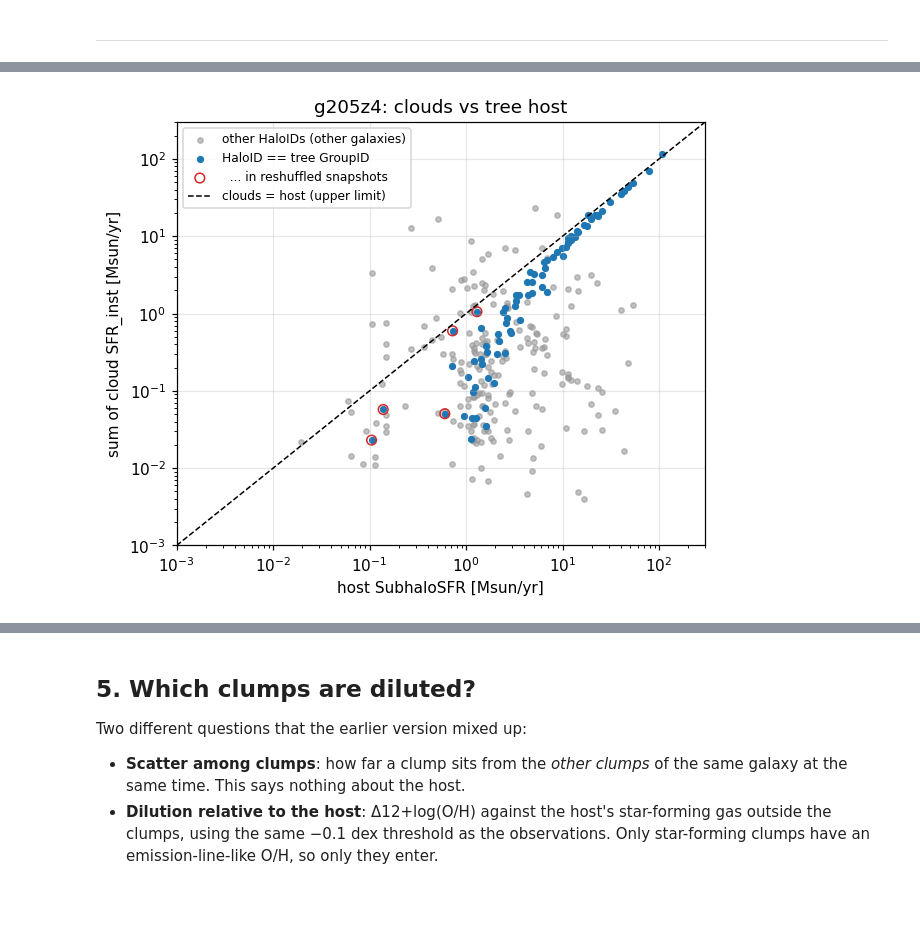
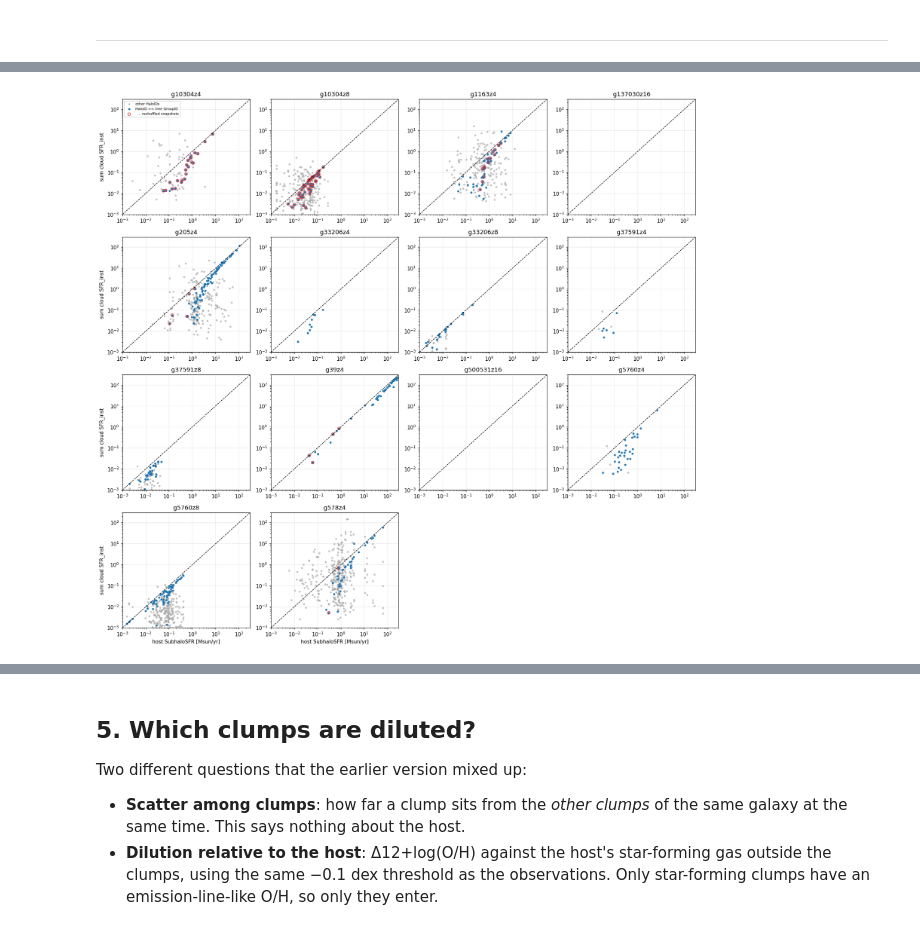
Before and after one commit to changhyun-cho/clumps, a Jupyter notebook: clumps.ipynb, the cells around one changed output, grey strips where cells are left out. Drawn from its saved outputs; the diff is of its cells as text; code cells hidden in the pictures; blank space fills up the shorter version.

```diff
--- a/clumps.ipynb
+++ b/clumps.ipynb
@@ -273,6 +273,7 @@ def load_host(path):
     out = pd.DataFrame({"Snapshot": t["snap"].astype(int),
                         "GroupID": t["Group_GroupID"].astype(int),
                         "R200": t["phys_Group_Group_R_Crit200_kpc"],
+                        "rhalf_star": t["phys_Sub_SubhaloHalfmassRadType_4_kpc"],
                         "rank": t["Sub_SubhaloRankInGr"].astype(int),
                         "host_SFR": t["Sub_SubhaloSFR"],
                         "group_SFR": t["Group_GroupSFR"],
@@ -290,8 +291,9 @@ def load_host(path):
 
 
 hosts = {}
-for path in sorted(glob.glob("*_host_halo.csv")):
+# repo root first, host_trees/ last, so host_trees/ wins if a run is in both
+for path in sorted(glob.glob("*_host_halo.csv")) + sorted(glob.glob("host_trees/*_host_halo.csv")):
     target, zoom = os.path.basename(path).replace("_host_halo.csv", "").split("_")
     hosts[target + zoom] = load_host(path)
-print("runs with a host tree:", list(hosts))
+print("runs with a host tree (%d): %s" % (len(hosts), ", ".join(hosts)))
 # %% [output]
@@ -309,5 +315,11 @@ Everything below assumes that clouds with `HaloID == Group_GroupID` belong to th
 # %%
 allclouds = tz_gmc.load(variant="fiducial")      # every cloud, unresolved included
+
+
+def rho(a, b):
+    """Spearman rho, NaN when there are too few points to mean anything."""
+    a, b = np.asarray(a, float), np.asarray(b, float)
+    return spearmanr(a, b)[0] if len(a) >= 3 else np.nan
 
 
 def host_match_table(run, host):
@@ -355,8 +367,8 @@ for run, host in hosts.items():
         "reshuffled: HaloID 0 max SFR / host": z_rs["r_SFR"].max(),
         "reshuffled: matched median Z ratio": m_rs["r_Z"].median(),
         # test 3
-        "tracking rho, matched": spearmanr(tr_yes["SFR"], tr_yes["Snapshot"].map(h["host_SFR"]))[0],
-        "tracking rho, other": spearmanr(tr_no["SFR"], tr_no["Snapshot"].map(h["host_SFR"]))[0],
+        "tracking rho, matched": rho(tr_yes["SFR"], tr_yes["Snapshot"].map(h["host_SFR"])),
+        "tracking rho, other": rho(tr_no["SFR"], tr_no["Snapshot"].map(h["host_SFR"])),
         # test 4
         "satellite snapshots with host clouds": int(sat["Snapshot"].nunique()),
     })
@@ -417,25 +446,33 @@ g205z4
 # %%
 # Test 1-3 in one picture: clouds' summed SFR against the host's SFR, per (snapshot, HaloID).
-fig, axes = plt.subplots(1, len(tables), figsize=(6.2 * len(tables), 5), squeeze=False)
-for ax, (run, per) in zip(axes[0], tables.items()):
+ncol = 4
+nrow = int(np.ceil(len(tables) / ncol))
+fig, axes = plt.subplots(nrow, ncol, figsize=(4.2 * ncol, 3.9 * nrow), squeeze=False)
+lim = [1e-3, 3e2]
+for ax, (run, per) in zip(axes.flat, tables.items()):
     h = hosts[run].set_index("Snapshot")
     p = per[per["SFR"] > 0].copy()
     p["host_SFR"] = p["Snapshot"].map(h["host_SFR"])
     p = p[p["host_SFR"] > 0]
     other = p[~p["matched"]]
     good = p[p["matched"] & (p["rank"] == 0)]
-    ax.scatter(other["host_SFR"], other["SFR"], s=12, c="0.6", alpha=0.6, label="other HaloIDs (other galaxies)")
-    ax.scatter(good["host_SFR"], good["SFR"], s=14, c="C0", label="HaloID == tree GroupID")
     rs = good["Snapshot"].isin(h.index[h["GroupID"] != 0])
-    ax.scatter(good.loc[rs, "host_SFR"], good.loc[rs, "SFR"], s=40, facecolors="none", edgecolors="C3",
-               label="  ... in reshuffled snapshots")
-    lim = [1e-3, 3e2]
-    ax.plot(lim, lim, "k--", lw=1, label="clouds = host (upper limit)")
-    ax.set(xscale="log", yscale="log", xlim=lim, ylim=lim, xlabel="host SubhaloSFR [Msun/yr]",
-           ylabel="sum of cloud SFR_inst [Msun/yr]", title=f"{run}: clouds vs tree host")
-    ax.legend(fontsize=8, loc="upper left")
+    ax.scatter(other["host_SFR"], other["SFR"], s=8, c="0.65", alpha=0.6, label="other HaloIDs")
+    ax.scatter(good["host_SFR"], good["SFR"], s=10, c="C0", label="HaloID == tree GroupID")
+    ax.scatter(good.loc[rs, "host_SFR"], good.loc[rs, "SFR"], s=30, facecolors="none",
+               edgecolors="C3", label="  ... reshuffled snapshots")
+    ax.plot(lim, lim, "k--", lw=1)
+    ax.set(xscale="log", yscale="log", xlim=lim, ylim=lim, title=run)
+for ax in axes.flat[len(tables):]:
+    ax.axis("off")
+for ax in axes[:, 0]:
+    ax.set_ylabel("sum cloud SFR_inst")
+for ax in axes[-1, :]:
+    ax.set_xlabel("host SubhaloSFR [Msun/yr]")
+axes[0, 0].legend(fontsize=7, loc="upper left")
+plt.tight_layout()
 plt.show()
 # %% [output]
-[figure, old version]
+[figure, new version]
 # %%
 # Test 5: which snapshots have clouds at all?
```
Also changed, not shown: parts of 37 cells of this notebook, 6 other files.
